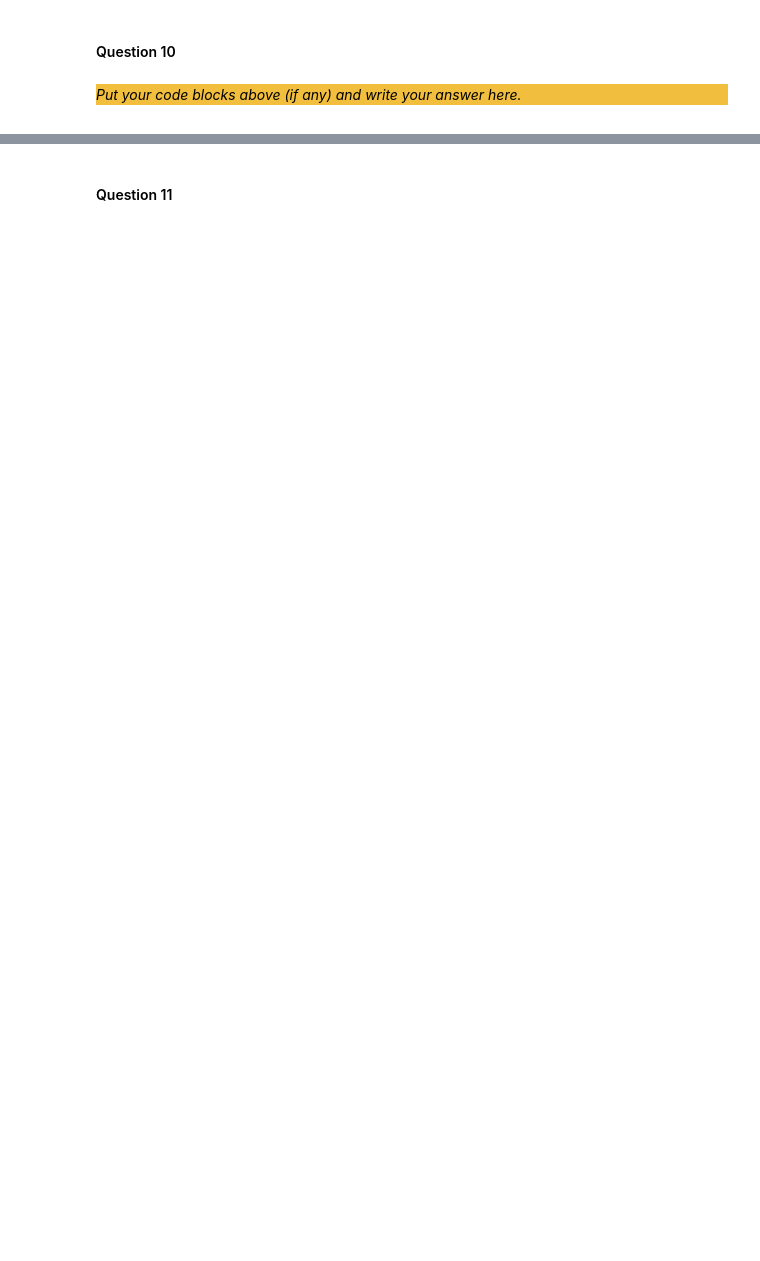
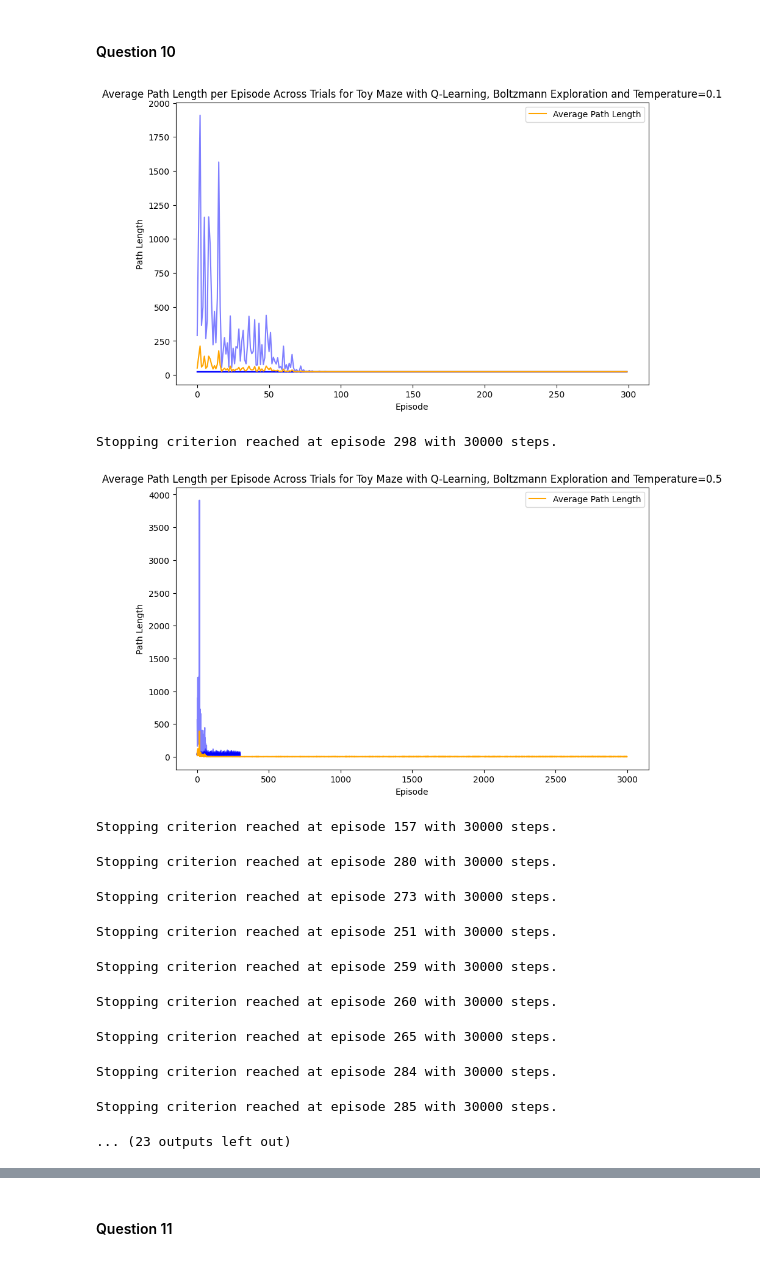
Before and after one commit to daniallegue/Reinforcement-Learning, a Jupyter notebook: src/Main.ipynb, the cells around one changed output, grey strips where cells are left out. Saved outputs shown, nothing was run; the diff lists cells and outputs as text; code cells hidden in the pictures; blank space fills up the shorter version.

```diff
--- a/src/Main.ipynb
+++ b/src/Main.ipynb
@@ -796,6 +864,38 @@ _Write your answer here._
 # %% [markdown]
 #### Question 10
-# %% [markdown]
-<div style="background-color:#f1be3e">
-
-_Put your code blocks above (if any) and write your answer here._
+# %%
+t_values = [0.1, 0.5, 1, 20, 100]
+
+for t in t_values:
+    # Reset maze and agent per epsilon value
+    toy_maze = Maze("./../data/toy_maze.txt")
+    toy_maze.set_reward(x=9, y=9, reward=10)
+    toy_maze.set_terminal(x=9, y=9)
+    # Create an Agent.
+    agent = Agent(start_x=0, start_y=0)
+    # Create a QTable.
+    states_toy = toy_maze.get_all_states()
+    actions_toy = [Action(id) for id in ["up", "down", "left", "right"]]
+    q_table_toy = QTable(states_toy, actions_toy)
+    # Create an ExplorationStrategy.
+    exploration_strategy = ExplorationStrategy(q_table_toy)
+    learner_ql = QLearning(q_table_toy, {"lr": 0.2, "gamma": 0.95})
+    episode_lengths_ql_per_val = []
+    for _ in range(10):
+        _, episode_lengths_ql = run_learning_episodes_with_learning(toy_maze, agent, exploration_strategy, 'boltzmann', learner_ql, "QL", 300, 0.01, t, 30000)
+        episode_lengths_ql_per_val.append(episode_lengths_ql)
+    plot_average_runs(10, episode_lengths_ql_per_val, f'Average Path Length per Episode Across Trials for Toy Maze with Q-Learning, Boltzmann Exploration and Temperature={t}')
+# %% [output]
+[figure, added]
+Stopping criterion reached at episode 298 with 30000 steps.
+[figure, added]
+Stopping criterion reached at episode 157 with 30000 steps.
+Stopping criterion reached at episode 280 with 30000 steps.
+Stopping criterion reached at episode 273 with 30000 steps.
+Stopping criterion reached at episode 251 with 30000 steps.
+Stopping criterion reached at episode 259 with 30000 steps.
+Stopping criterion reached at episode 260 with 30000 steps.
+Stopping criterion reached at episode 265 with 30000 steps.
+Stopping criterion reached at episode 284 with 30000 steps.
+Stopping criterion reached at episode 285 with 30000 steps.
+... (23 outputs left out)
```
Also changed, not shown: parts of 33 cells of this notebook.
